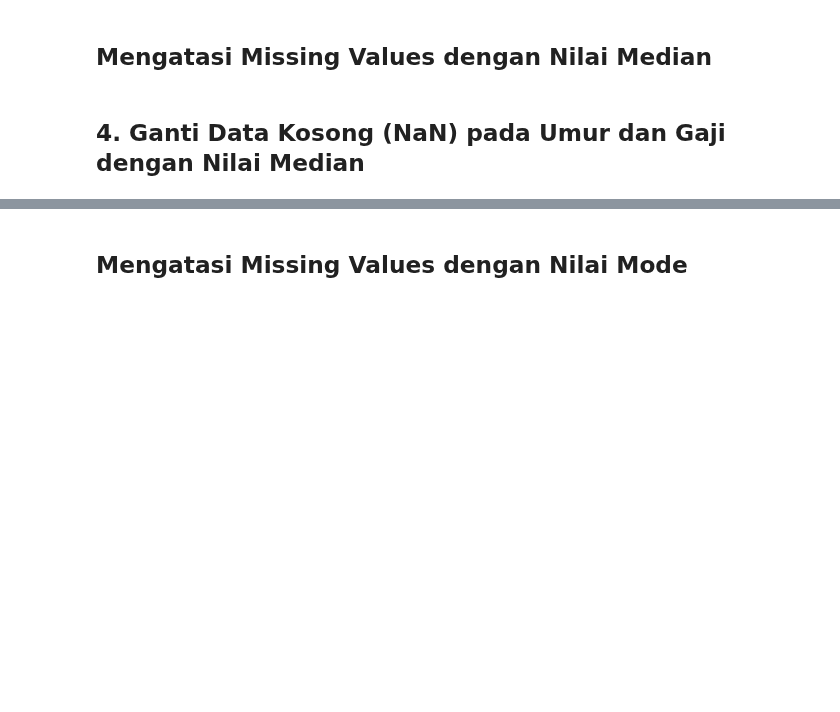
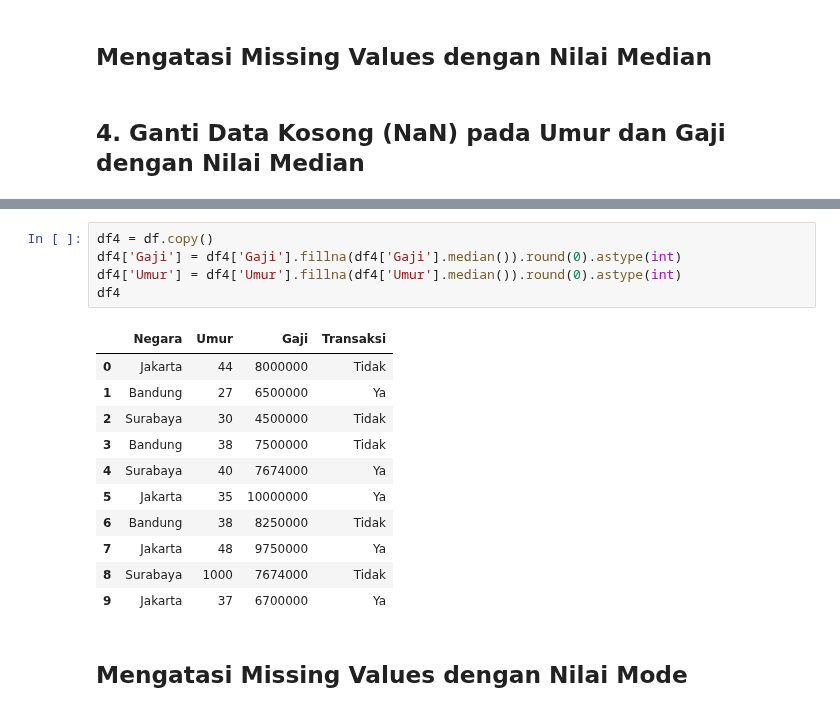
Before and after one commit to ImNotDanish05/2025_KC_TI-1A, a Jupyter notebook: P6_Manipulasi_Data_Menggunakan_Pandas.ipynb, the cells around one changed output, grey strips where cells are left out. Drawn from its saved outputs; the diff is of its cells as text; blank space fills up the shorter version.

```diff
--- a/P6_Manipulasi_Data_Menggunakan_Pandas.ipynb
+++ b/P6_Manipulasi_Data_Menggunakan_Pandas.ipynb
@@ -122,3 +119,20 @@ For example, when doing 'df[col].method(value, inplace=True)', try using 'df.met
+# %%
+df4 = df.copy()
+df4['Gaji'] = df4['Gaji'].fillna(df4['Gaji'].median()).round(0).astype(int)
+df4['Umur'] = df4['Umur'].fillna(df4['Umur'].median()).round(0).astype(int)
+df4
+# %% [output]
+|  | Negara | Umur | Gaji | Transaksi |
+| 0 | Jakarta | 44 | 8000000 | Tidak |
+| 1 | Bandung | 27 | 6500000 | Ya |
+| 2 | Surabaya | 30 | 4500000 | Tidak |
+| 3 | Bandung | 38 | 7500000 | Tidak |
+| 4 | Surabaya | 40 | 7674000 | Ya |
+| 5 | Jakarta | 35 | 10000000 | Ya |
+| 6 | Bandung | 38 | 8250000 | Tidak |
+| 7 | Jakarta | 48 | 9750000 | Ya |
+| 8 | Surabaya | 1000 | 7674000 | Tidak |
+| 9 | Jakarta | 37 | 6700000 | Ya |
 # %% [markdown]
 ## Mengatasi Missing Values dengan Nilai Mode
 # %% [markdown]
```
Also changed, not shown: parts of 11 cells of this notebook.
